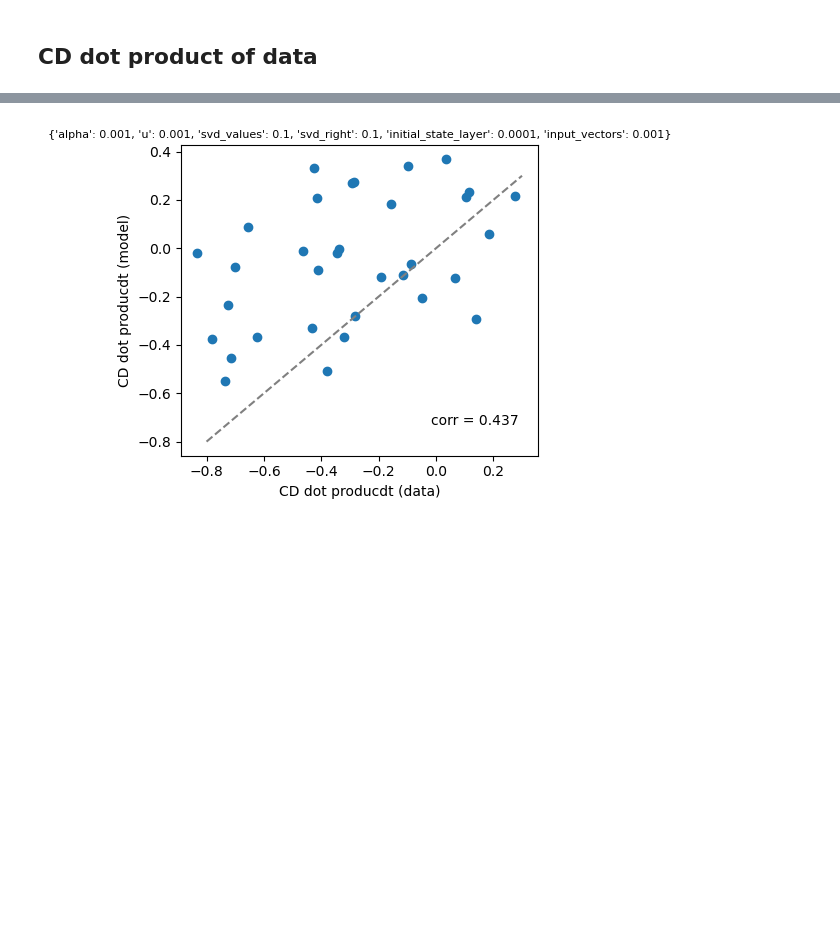
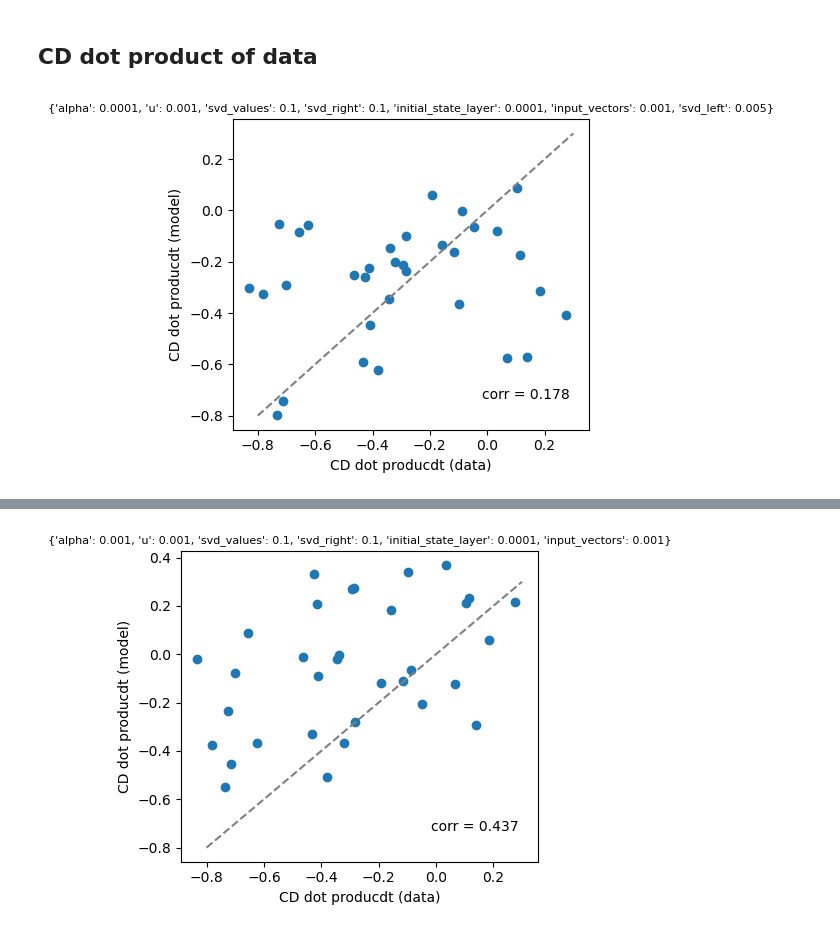
Before and after one commit to chrismkkim/ALMContinualLearning, a Jupyter notebook: _8_LatentNet_Retrained_Ortho_Readout_Notebook.ipynb, the cells around one changed output, grey strips where cells are left out. Saved outputs shown, nothing was run; the diff lists cells and outputs as text; code cells hidden in the pictures; blank space fills up the shorter version.

```diff
--- a/_8_LatentNet_Retrained_Ortho_Readout_Notebook.ipynb
+++ b/_8_LatentNet_Retrained_Ortho_Readout_Notebook.ipynb
@@ -174,6 +174,20 @@ for fx in session_ids:
 CDdotproduct_model = np.zeros(n_sessions)
 for fx in session_ids:
     CDdotproduct_model[fx] = np.inner(cd1_by_session[fx],cd2_by_session[fx]) / np.linalg.norm(cd1_by_session[fx]) / np.linalg.norm(cd2_by_session[fx])
+# %%
+idline = np.linspace(-0.8,0.3)
+plt.figure(figsize=(4.5,4))
+_cor = np.corrcoef(CDdotproduct_data, CDdotproduct_model)[0,1]
+plt.annotate('corr = ' + str(np.round(_cor,decimals=3)),xy=(0.7,0.1),xycoords='axes fraction')
+plt.scatter(CDdotproduct_data, CDdotproduct_model)
+plt.plot(idline,idline,c='gray',linestyle='--')
+plt.xlabel('CD dot producdt (data)')
+plt.ylabel('CD dot producdt (model)')
+plt.title(str(learning_rates),fontsize=8)
+plt.tight_layout()
+# plt.savefig('./figure/learn2reverse/CDdotprod'+str(learning_rates)+'.png',dpi=300)
+# %% [output]
+[figure, added]
 # %%
 idline = np.linspace(-0.8,0.3)
 plt.figure(figsize=(4.5,4))
```
Also changed, not shown: parts of 3 cells of this notebook, 3 other files.
